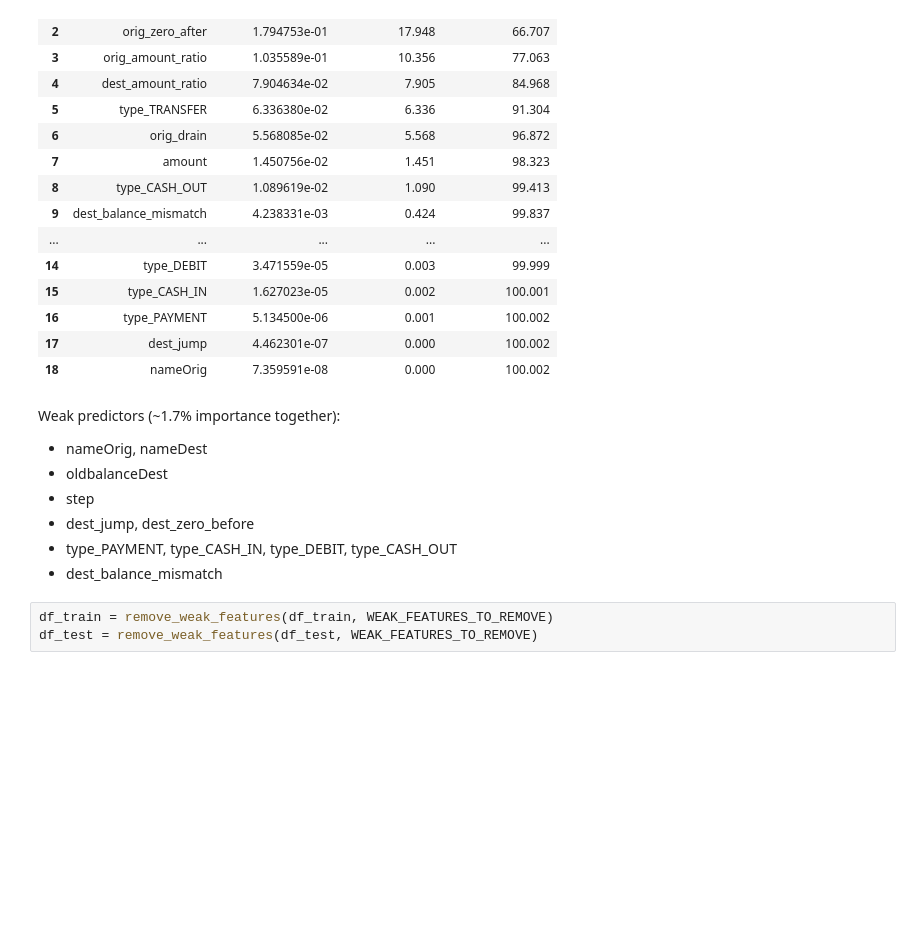
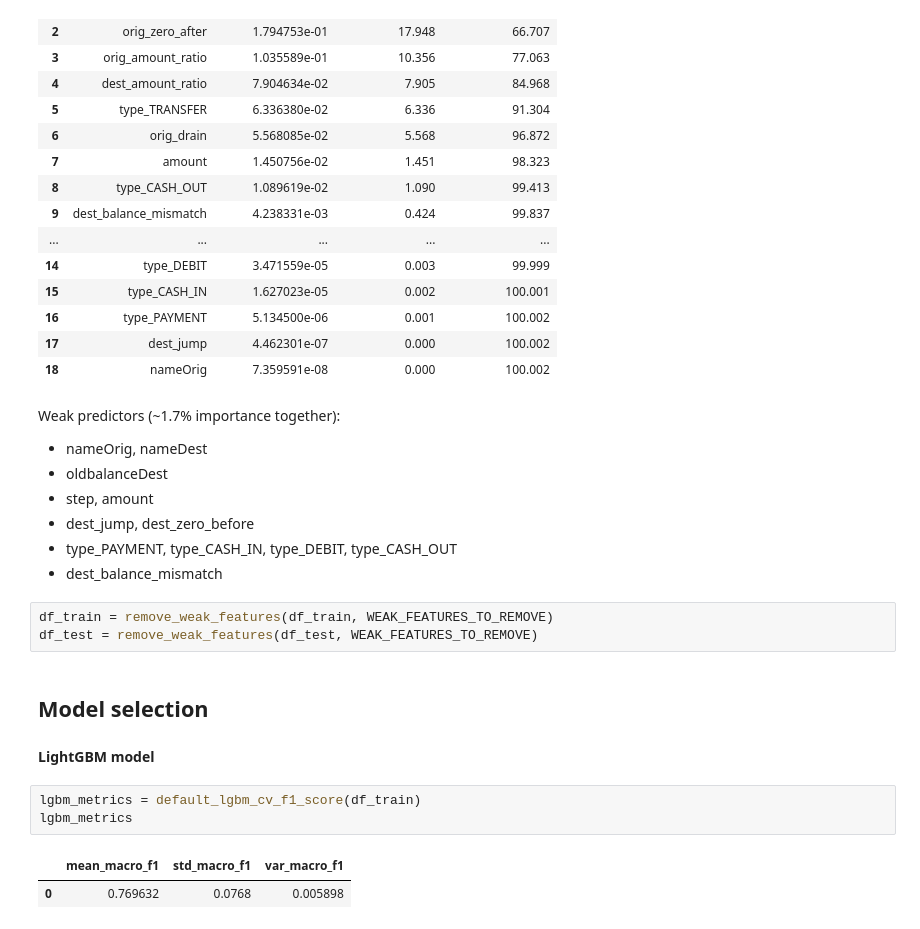
Before and after one commit to dykkyongdo/HackML-AG, a Jupyter notebook: additional.ipynb, the cells around one changed output. Drawn from its saved outputs; the diff is of its cells as text; blank space fills up the shorter version.

Commit message:
Added multiple baseline models with macro F1 statistics

```diff
--- a/additional.ipynb
+++ b/additional.ipynb
@@ -136,10 +136,20 @@ Weak predictors (~1.7% importance together):
 
 - nameOrig, nameDest
 - oldbalanceDest
-- step
+- step, amount
 - dest_jump, dest_zero_before
 - type_PAYMENT, type_CASH_IN, type_DEBIT, type_CASH_OUT
 - dest_balance_mismatch
 # %%
 df_train = remove_weak_features(df_train, WEAK_FEATURES_TO_REMOVE)
 df_test = remove_weak_features(df_test, WEAK_FEATURES_TO_REMOVE)
+# %% [markdown]
+## **Model selection**
+# %% [markdown]
+**LightGBM model**
+# %%
+lgbm_metrics = default_lgbm_cv_f1_score(df_train)
+lgbm_metrics
+# %% [output]
+|  | mean_macro_f1 | std_macro_f1 | var_macro_f1 |
+| 0 | 0.769632 | 0.0768 | 0.005898 |
```
Also changed, not shown: parts of 6 cells of this notebook, 2 other files.
